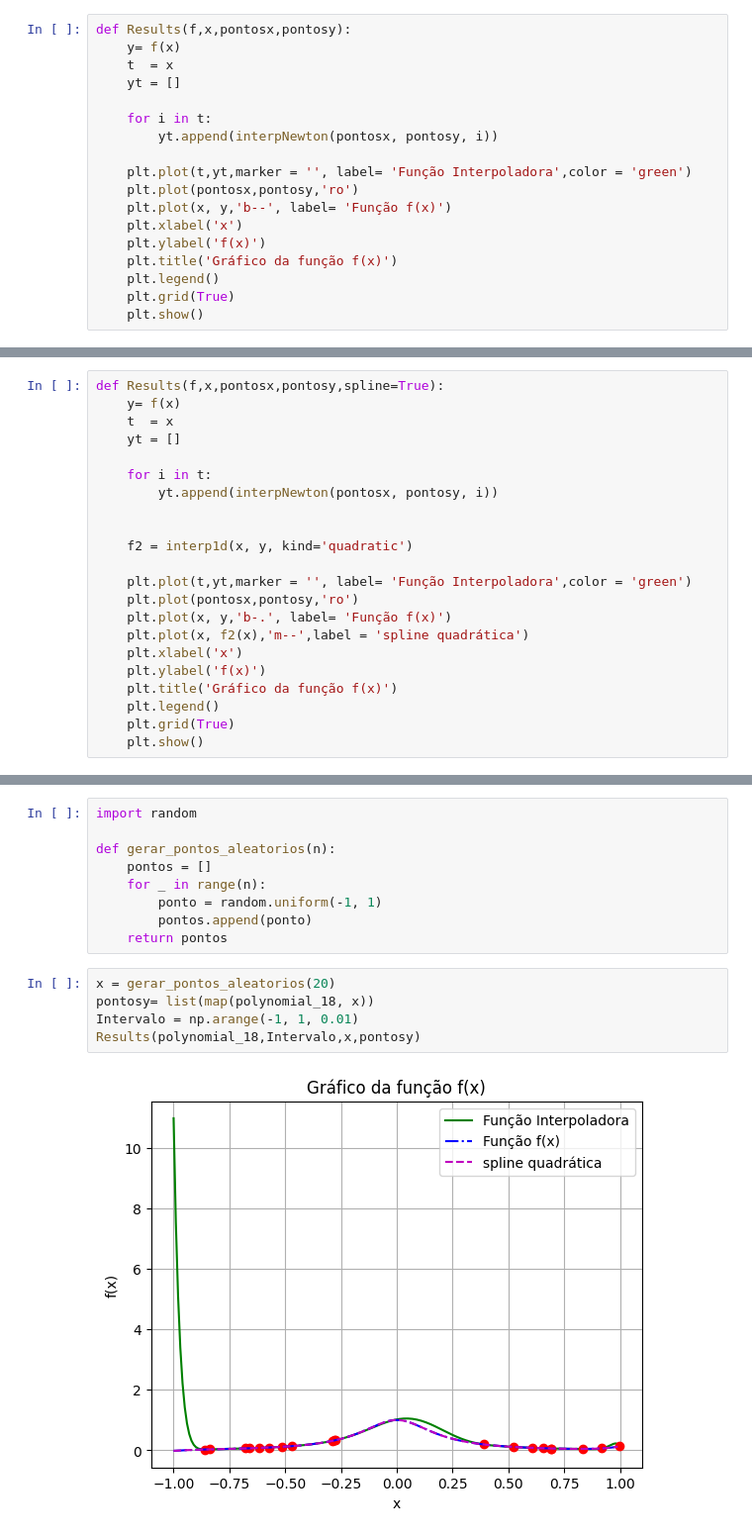
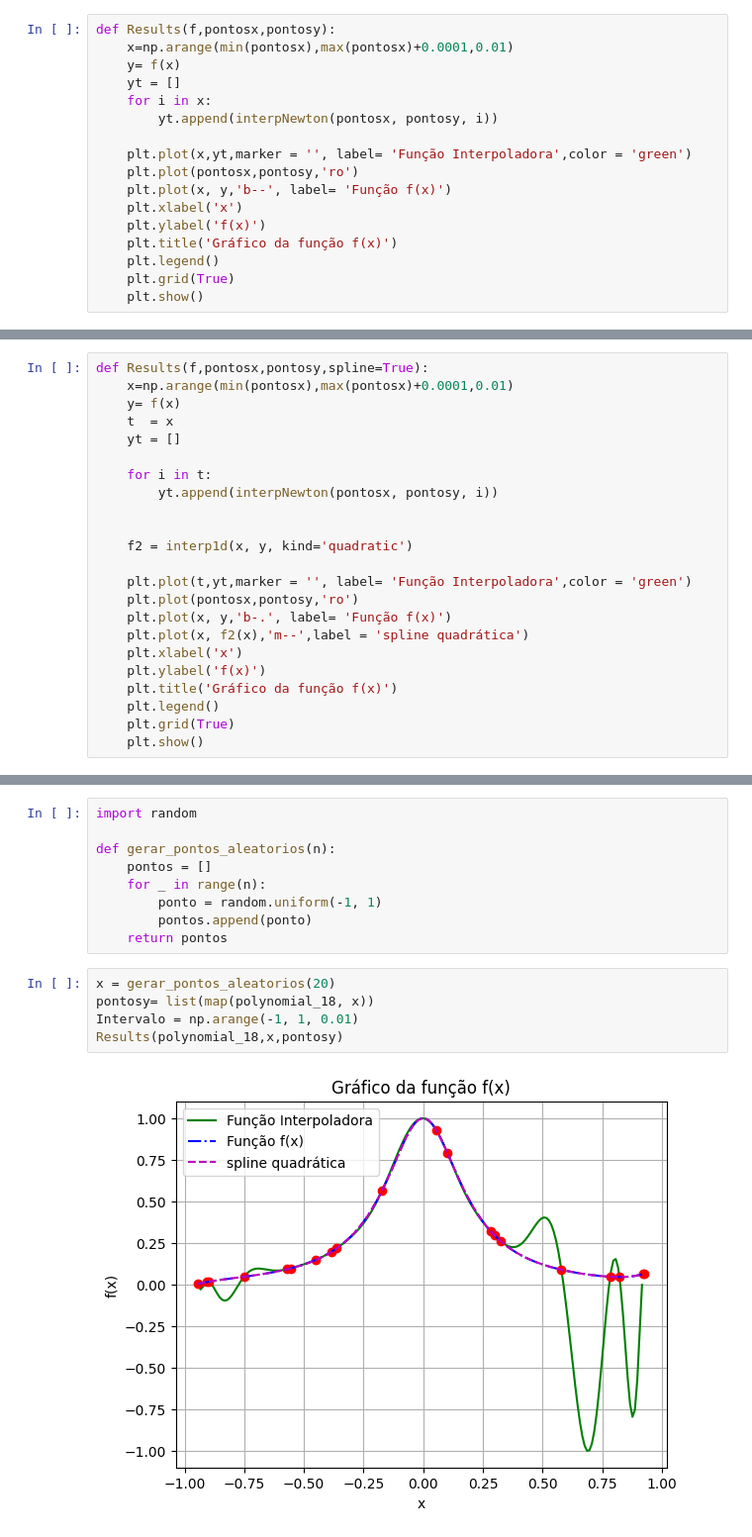
Before and after one commit to syannekaroline/MatematicaComputacional, a Jupyter notebook: ExercícioPratico05_Interpolacao.ipynb, the cells around one changed output, grey strips where cells are left out. Shown at 99% size. Drawn from its saved outputs; the diff is of its cells as text.

Commit message:
fix: Ajuste Intervalos das funções Exercício prático 05 - Interpolação

```diff
--- a/ExercícioPratico05_Interpolacao.ipynb
+++ b/ExercícioPratico05_Interpolacao.ipynb
@@ -139,15 +141,14 @@ def interpNewtonGrafico(x,y,Intervalo=np.arange(-1.0,2.0,0.01),ShowGraph=True):
 
   return yt
 # %%
-def Results(f,x,pontosx,pontosy):
+def Results(f,pontosx,pontosy):
+    x=np.arange(min(pontosx),max(pontosx)+0.0001,0.01)
     y= f(x)
-    t  = x
     yt = []
-
-    for i in t:
+    for i in x:
         yt.append(interpNewton(pontosx, pontosy, i))
 
-    plt.plot(t,yt,marker = '', label= 'Função Interpoladora',color = 'green')
+    plt.plot(x,yt,marker = '', label= 'Função Interpoladora',color = 'green')
     plt.plot(pontosx,pontosy,'ro')
     plt.plot(x, y,'b--', label= 'Função f(x)')
     plt.xlabel('x')
@@ -238,7 +232,8 @@ plt.show()
 # %% [output]
 [figure]
 # %%
-def Results(f,x,pontosx,pontosy,spline=True):
+def Results(f,pontosx,pontosy,spline=True):
+    x=np.arange(min(pontosx),max(pontosx)+0.0001,0.01)
     y= f(x)
     t  = x
     yt = []
@@ -287,7 +284,7 @@ def gerar_pontos_aleatorios(n):
 # %%
 x = gerar_pontos_aleatorios(20)
 pontosy= list(map(polynomial_18, x))
 Intervalo = np.arange(-1, 1, 0.01)
-Results(polynomial_18,Intervalo,x,pontosy)
+Results(polynomial_18,x,pontosy)
 # %% [output]
-[figure, old version]
+[figure, new version]
```
Also changed, not shown: parts of 11 cells of this notebook.
